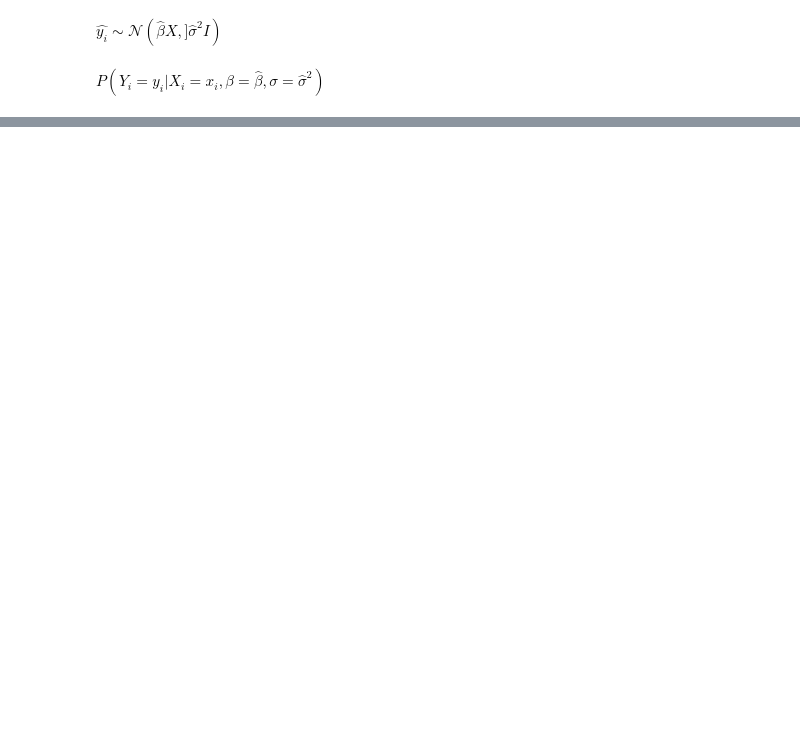
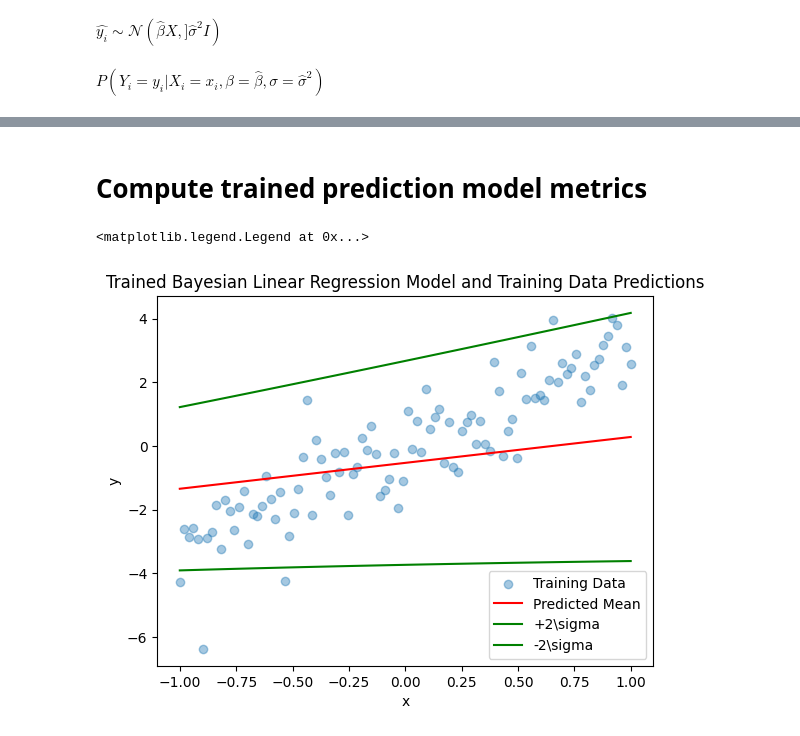
Before and after one commit to toddhricik/Bayesian-Regression, a Jupyter notebook: Bayesian_Linear_Regression_TensorFlowProbability.ipynb, the cells around one changed output, grey strips where cells are left out. Drawn from its saved outputs; the diff is of its cells as text; code cells hidden in the pictures; blank space fills up the shorter version.

```diff
--- a/Bayesian_Linear_Regression_TensorFlowProbability.ipynb
+++ b/Bayesian_Linear_Regression_TensorFlowProbability.ipynb
@@ -62 +75,5 @@ model = tf.keras.Sequential([
+# %%
+# Define the negative log likelihood cost function
+def nll(x_train, distribution):
+    return -tf.reduce_sum(distribution.log_prob(x_train))
 # %% [markdown]
@@ -64,5 +81,7 @@ model = tf.keras.Sequential([
 # %%
-model.compile(loss=nll, optimizer=RMSprop(learning_rate=0.005))
+# Instantiate an optimizer
+optimizer = tf.keras.optimizers.RMSprop(learning_rate=0.005)
+model.compile(loss=nll, optimizer=optimizer)
 model.summary()
-model.fit(x_train, y_train, epochs=200, verbose=False)
+model.fit(x_train, y_train, epochs=100, verbose=False)
 # %% [output]
@@ -73,3 +108,20 @@ NameError: name 'nll' is not defined
+# %% [markdown]
+<H1>Compute trained prediction model metrics</H1>
 # %%
 # Make predictions.
-yhat = model(x_tst)
+yhat = model(x_train)
+yhat_mean = yhat.mean()
+yhat_std = yhat.stddev()
+# %%
+# Plot the training data and the model predictions
+plt.scatter(x_train, y_train, alpha=0.4, label='Training Data')
+plt.plot(x_train, yhat_mean, color='red', label='Predicted Mean')
+plt.plot(x_train, yhat_mean+2*yhat_std, color='green', label='+2\sigma')
+plt.plot(x_train, yhat_mean-2*yhat_std, color='green', label='-2\sigma')
+plt.title('Trained Bayesian Linear Regression Model and Training Data Predictions')
+plt.xlabel('x')
+plt.ylabel('y')
+plt.legend()
+# %% [output]
+<matplotlib.legend.Legend at 0x...>
+[figure, added]
```
Also changed, not shown: parts of 14 cells of this notebook.
